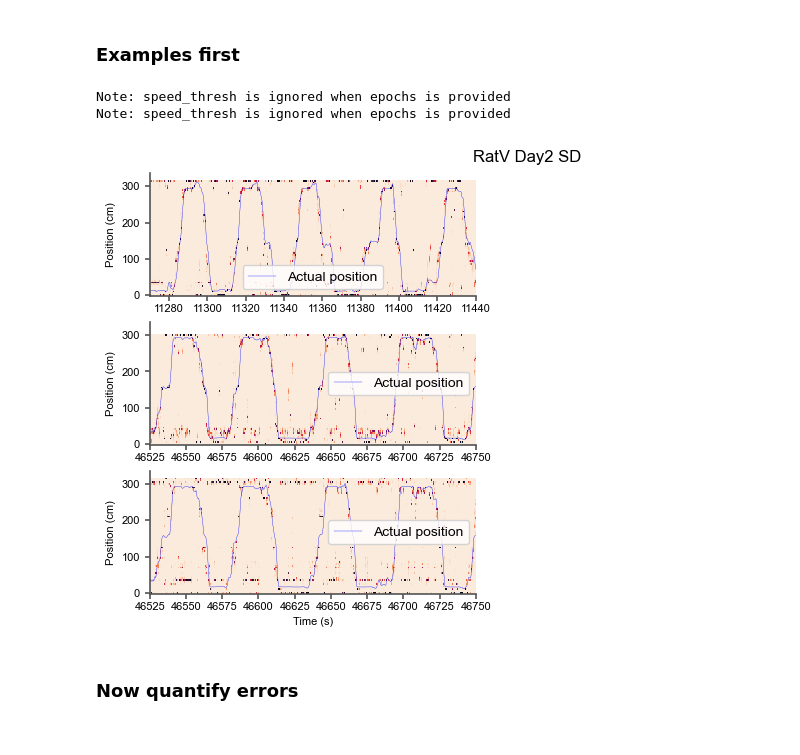
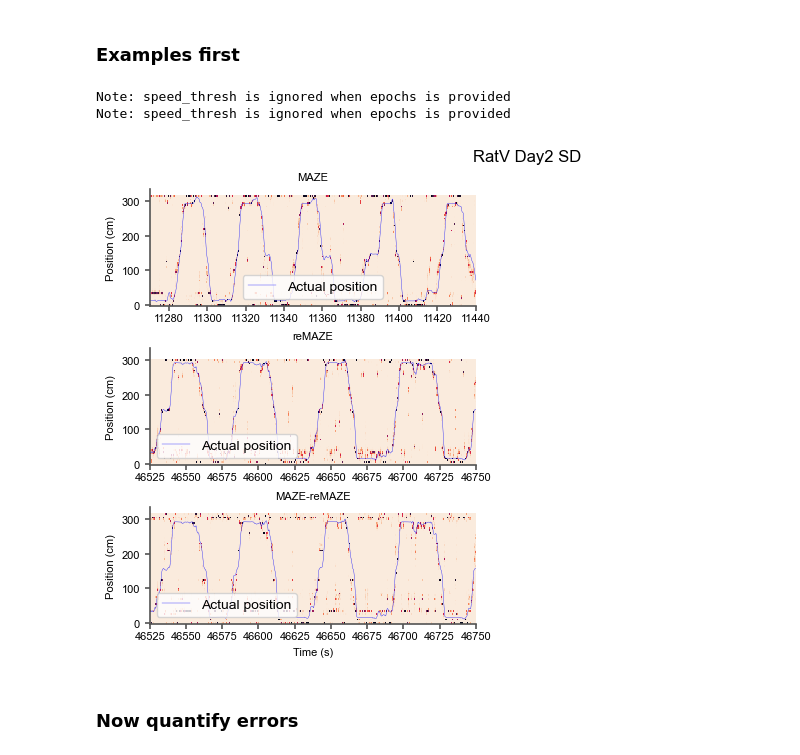
Before and after one commit to nkinsky/Projects_sandbox, a Jupyter notebook: sd_drift/sd_figure3_pv_and_decoding.ipynb, the cells around one changed output. Saved outputs shown, nothing was run; the diff lists cells and outputs as text; code cells hidden in the pictures.

```diff
--- a/sd_drift/sd_figure3_pv_and_decoding.ipynb
+++ b/sd_drift/sd_figure3_pv_and_decoding.ipynb
@@ -57,12 +54,13 @@ The autoreload extension is already loaded. To reload it, use:
 # %% [markdown]
 ### Useful functions
 # %%
-def plot_decode_with_pos(maze_in: Pf1D, decode_in: Decode1d, ax=None):
+def plot_decode_with_pos(maze_in: Pf1D, decode_in: Decode1d, ax=None, rasterized=True):
     if ax is None:
         _, ax = plt.subplots(figsize=(10, 3))
 
     t_decode = maze_in.t_start + np.arange(decode_in.nbins_epochs[0]) * decode_in.bin_size
-    ax.pcolormesh(t_decode, decode_in.ratemap.coords.squeeze(), decode_in.posterior[0], cmap="rocket_r")
+    ax.pcolormesh(t_decode, decode_in.ratemap.coords.squeeze(), decode_in.posterior[0], cmap="rocket_r",
+                  rasterized=rasterized)
     ax.plot(maze_in.t, maze_in.x, 'b', linewidth=0.25, label="Actual position")
     ax.legend()
 
@@ -143,33 +141,34 @@ maze_run_thresh = maze_run.intersection(run_epochs, res=1/sess.maze.sampling_rat
 pfmaze = Pf1D(neurons, position=sess.maze, epochs=maze_run_thresh, sigma_pos=0.1, **kw)
 neurons_maze = neurons.neuron_slice(neuron_ids=pfmaze.neuron_ids)
 
 remaze_run = sess.remaze_run
 rm_run_bool = sess.remaze.get_smoothed(0.1).speed > kw["speed_thresh"]
 rm_run_epochs = Epoch.from_boolean_array(rm_run_bool, t=sess.remaze.time)
 remaze_run_thresh = remaze_run.intersection(rm_run_epochs, res=1/sess.maze.sampling_rate)
 pfremaze = Pf1D(neurons, position=sess.remaze, epochs=remaze_run_thresh, sigma_pos=0.1, **kw)
 neurons_remaze = neurons.neuron_slice(neuron_ids=pfremaze.neuron_ids)
 #     fr_max = np.vstack((pfmaze.tuning_curves.max(axis=1), pfremaze.tuning_curves.max(axis=1))).T
 
 decode_maze = Decode1d(neurons=neurons_maze, ratemap=pfmaze, epochs=sess.paradigm['maze'], bin_size=bin_size)
 decode_remaze = Decode1d(neurons=neurons_remaze, ratemap=pfremaze, epochs=sess.paradigm['re-maze'], bin_size=bin_size)
 decode_maze_remaze = Decode1d(neurons=neurons_maze, ratemap=pfmaze, epochs=sess.paradigm['re-maze'], bin_size=bin_size)
 
 for stype, maze_in, decode_in, ax in zip(["MAZE", "reMAZE", "MAZE-reMAZE"], [pfmaze, pfremaze, pfremaze],
                                              [decode_maze, decode_remaze, decode_maze_remaze], [ax1, ax2, ax3]):
     err, err_mv = get_decoder_error(decode_in, maze_in, speed_thresh=kw["speed_thresh"])
 
     plot_decode_with_pos(maze_in, decode_in, ax)
+    ax.set_title(stype)
 
 ax1.set_xlim((11270, 11440))
 ax2.set_xlim((46525, 46750))
 [a.set_ylabel("Position (cm)") for a in [ax1, ax2, ax3]]
 ax3.set_xlabel("Time (s)")
 
 fig.savefig(plot_dir / "Decoding_examples.pdf")
 # %% [output]
 Note: speed_thresh is ignored when epochs is provided
 Note: speed_thresh is ignored when epochs is provided
-[figure, old version]
+[figure, new version]
 # %% [markdown]
 ### Now quantify errors
```
Also changed, not shown: parts of 5 cells of this notebook.
